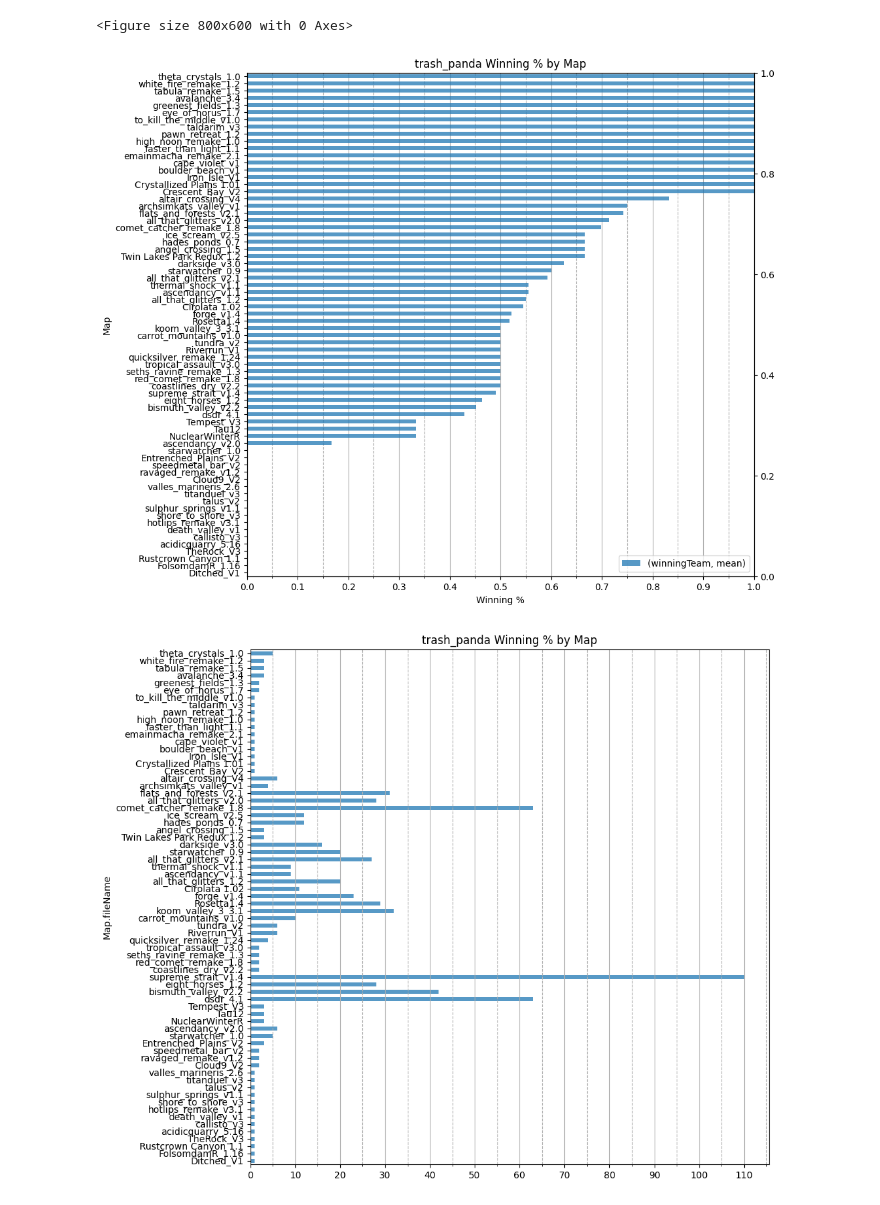
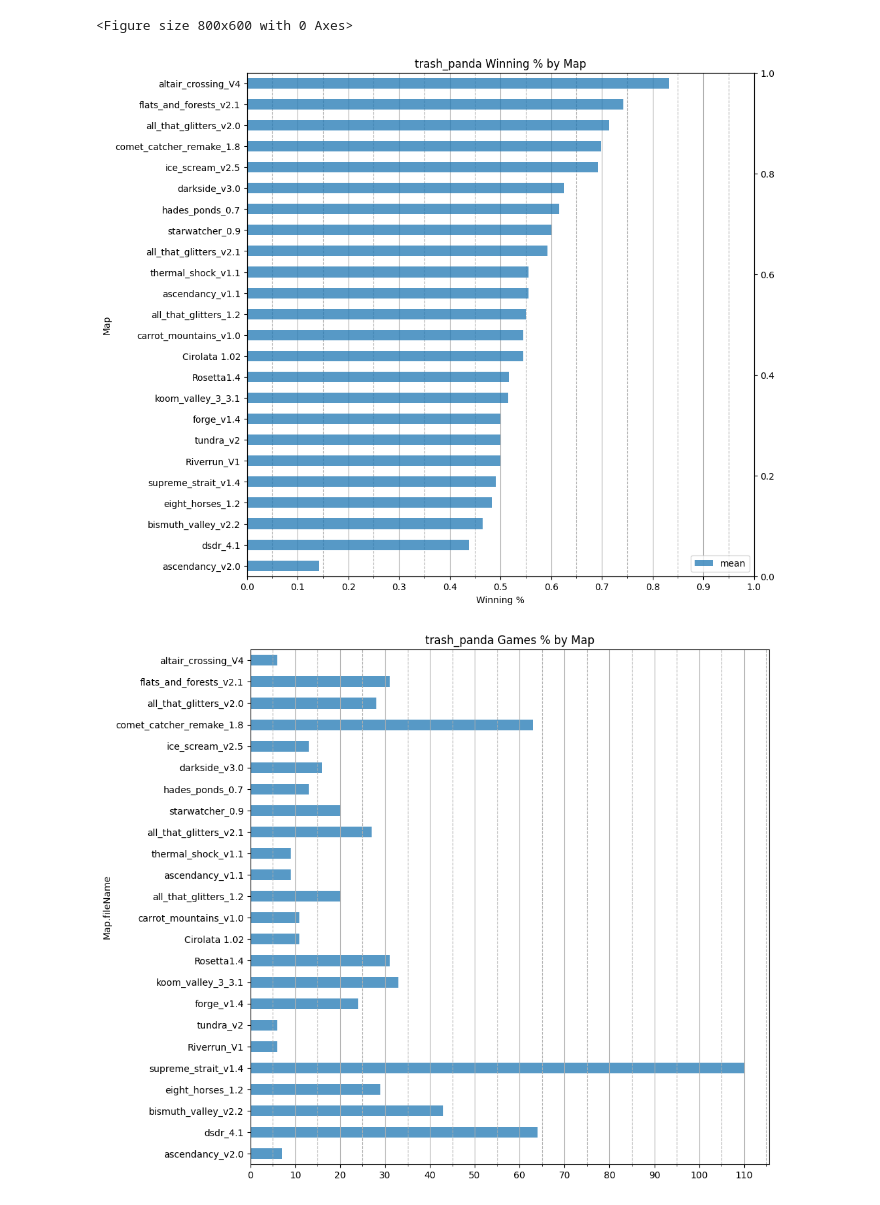
Before and after one commit to furyhawk/scratchpad, a Jupyter notebook: bar/bar_eda.ipynb, the cells around one changed output. Saved outputs shown, nothing was run; the diff lists cells and outputs as text; code cells hidden in the pictures.

Commit message:
feat: filter by min games

```diff
--- a/bar/bar_eda.ipynb
+++ b/bar/bar_eda.ipynb
@@ -4,7 +4,7 @@ from urllib.request import urlopen
 import json
 import pandas as pd
 # %%
-user = "SnidelyWhiplash"
+user = "trash_panda"
 # page=1&limit=24&
 uri = """https://api.bar-rts.com/replays?page=1&limit=999&hasBots=false&endedNormally=true&players="""
 url = uri+quote(user)
@@ -66,8 +87,9 @@ plt.rcParams["figure.figsize"] = (10, 10)
 
 win_rate = (
     df.groupby(["Map.fileName"])
-    .agg({"winningTeam": ["mean", "count"]})
-    .sort_values([("winningTeam", "mean"), ("winningTeam", "count")], ascending=True)
+    .agg({"winningTeam": ["mean", "count"]})["winningTeam"]
+    .query("count > 5")
+    .sort_values([("mean"), ("count")], ascending=True)
 )
 
 # Use win_rate and plot the winning % for each map with the number of games played with horizontal bars and subdivide the bars by the winning team
@@ -78,43 +100,43 @@ win_rate = (
 fig = plt.figure(figsize=(8, 6))
 
 ax = win_rate.plot.barh(
-    y=("winningTeam", "mean"),
-    secondary_y=("winningTeam", "count"),
+    y=("mean"),
+    secondary_y=("count"),
     alpha=0.75,
     legend=False,
     title=f"{user} Winning % by Map",
 )
 
 ax.xaxis.set_minor_locator(ticker.MultipleLocator(0.05))
 ax.xaxis.set_major_locator(ticker.MultipleLocator(0.1))
 ax.grid(which="minor", axis="x", linestyle="--")
 ax.grid(which="major", axis="x", linestyle="-")
 ax.set_xlabel("Winning %")
 ax.set_ylabel("Map")
 ax.set_xlim(0, 1)
 
 ax.set_yticklabels(win_rate.index)
 ax.set_axisbelow(True)
 ax.legend(loc="lower right")
 
 ax2 = ax.twinx()
 ax2 = win_rate.plot.barh(
-    y=("winningTeam", "count"),
-    secondary_y=("winningTeam", "count"),
+    y=("count"),
+    secondary_y=("mean"),
     alpha=0.75,
     legend=False,
-    title=f"{user} Winning % by Map",
+    title=f"{user} Games % by Map",
 )
 ax2.xaxis.set_minor_locator(ticker.MultipleLocator(5))
 ax2.xaxis.set_major_locator(ticker.MultipleLocator(10))
 ax2.grid(which="minor", axis="x", linestyle="--")
 ax2.grid(which="major", axis="x", linestyle="-")
 
 plt.show()
 # %% [output]
 <Figure size 800x600 with 0 Axes>
-[figure, old version]
+[figure, new version]
-[figure, old version]
+[figure, new version]
 # %%
 win_rate
 # %% [output]
```
Also changed, not shown: parts of 6 cells of this notebook, 4 other files.
